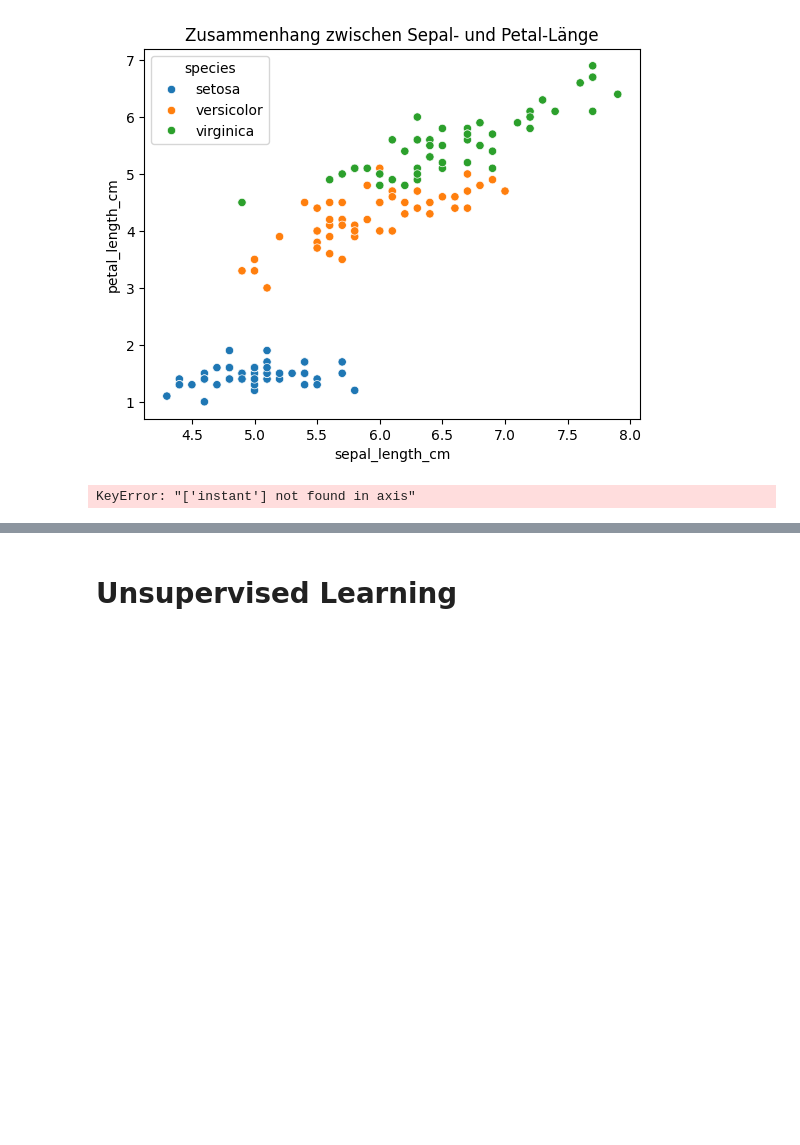
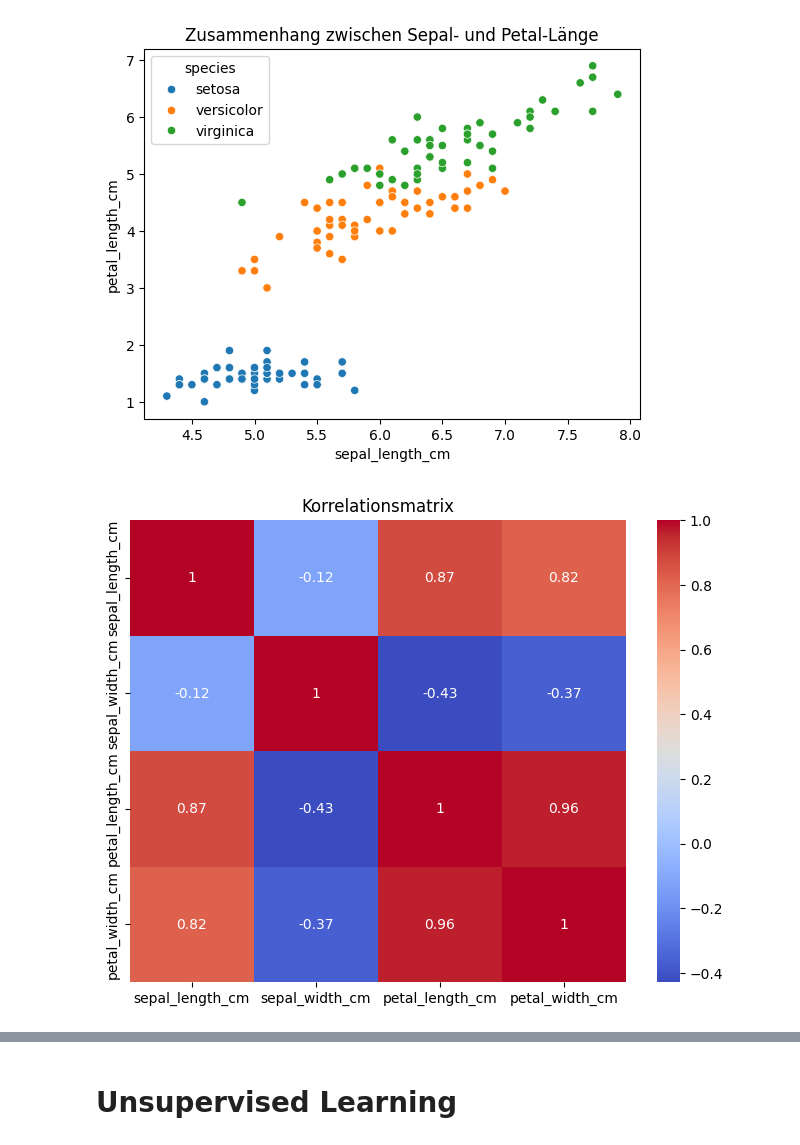
Before and after one commit to leaprinothwdr/Florale-Intelligenz, a Jupyter notebook: test.ipynb, the cells around one changed output, grey strips where cells are left out. Saved outputs shown, nothing was run; the diff lists cells and outputs as text; code cells hidden in the pictures; blank space fills up the shorter version.

```diff
--- a/test.ipynb
+++ b/test.ipynb
@@ -64,13 +64,13 @@ plt.show()
 # %%
 #Korrelationsanalyse
 
-import numpy as np
+#import numpy as np
 
-corr = df.drop(columns=[""]).corr(numeric_only=True)
+corr = df.drop(columns=["species"]).corr(numeric_only=True)
 
 plt.figure(figsize=(8, 6))
 sb.heatmap(corr, annot=True, cmap="coolwarm")
 plt.title("Korrelationsmatrix")
 plt.show()
 # %% [output]
-KeyError: "['instant'] not found in axis"
+[figure, added]
```
Also changed, not shown: parts of 1 cell of this notebook.
